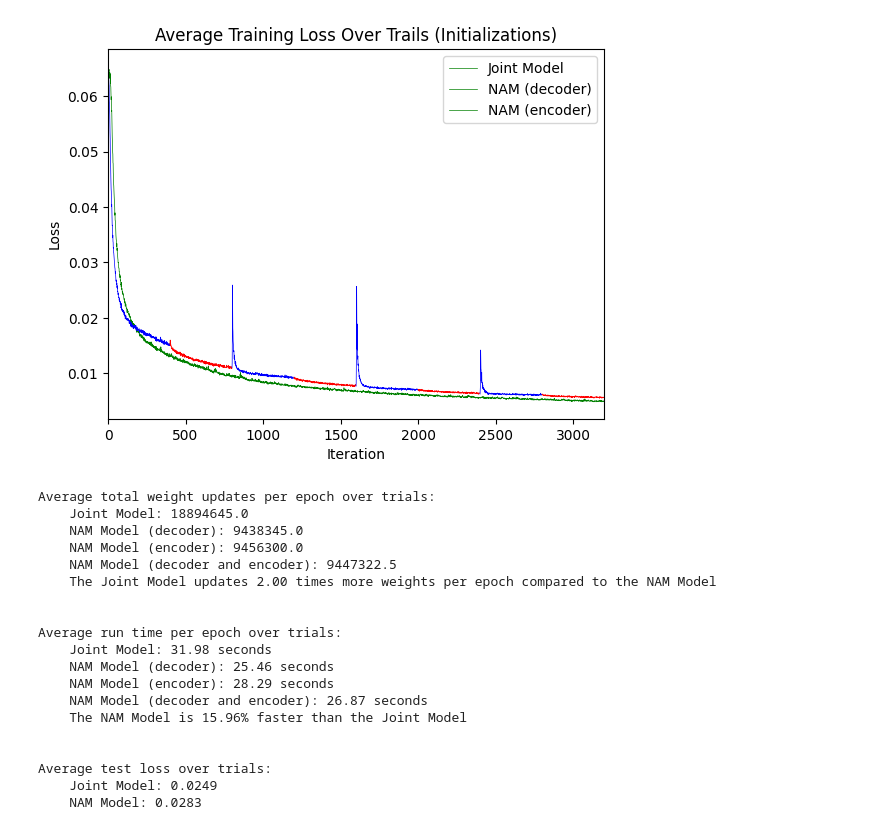
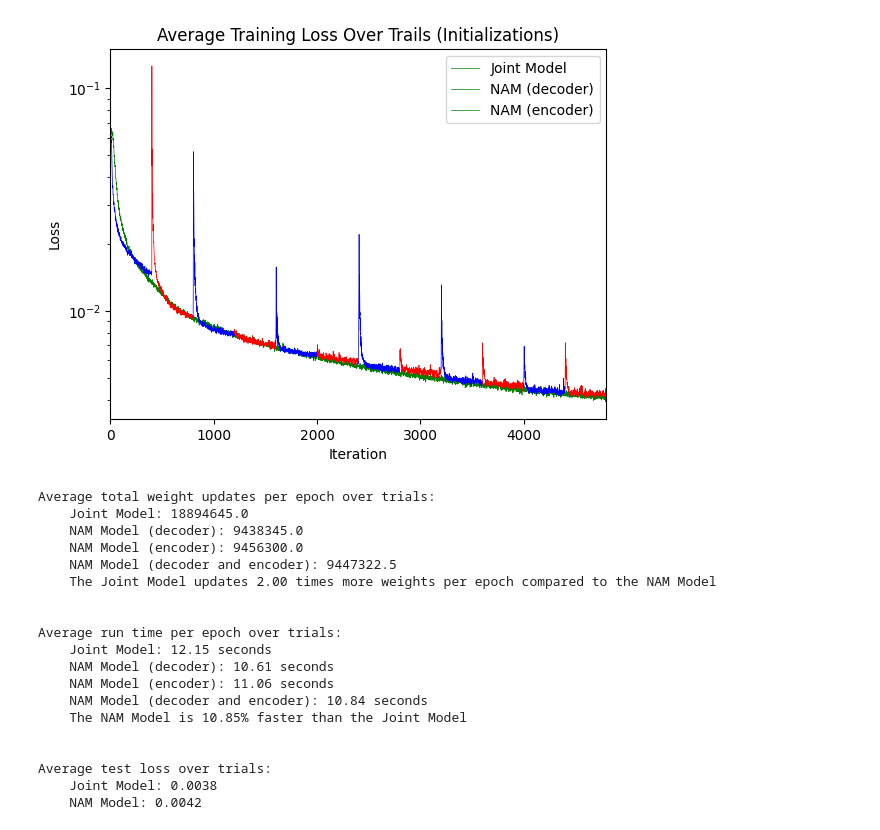
Before and after one commit to eyalgur1/AutoEncoders, a Jupyter notebook: AutoEncoder_CNN_PyTorch.ipynb, the cells around one changed output. Cells and saved outputs as stored; diff of their text form; code cells hidden in the pictures.

```diff
--- a/AutoEncoder_CNN_PyTorch.ipynb
+++ b/AutoEncoder_CNN_PyTorch.ipynb
@@ -37,15 +37,16 @@ seed_base = random.randint(0, 100)  # set seed for reproducibility
 # This means that by limiting the number ot iterations for an epochs, implies that not all batches will be considered for this epoch.
 
 
-num_epochs = 8
-num_trials = 20  # number of trials for averaging the loss (over different initializations)
+num_epochs = 12
+num_trials = 10  # number of trials for averaging the loss (over different initializations)
 joint_model = True  # Set True for Joint Model training
 NAM_model = True  # Set True for NAM Model training
 decoder_start = True  # if decoder_start=True, NAM starts with decoder updates, else encoder updates (required for if NAM_model=True); See Note 1 above
 lr_joint = 0.001  # lr for Joint Model (set 0.001 for ADAM's default)
-lr_decoder, lr_encoder = (0.01, 0.0001)  # lr for NAM Model's decoder/encoder update (set 0.001 for ADAM's default)
+lr_decoder, lr_encoder = (0.01, 0.001)  # lr for NAM Model's decoder/encoder update (set 0.001 for ADAM's default)
 num_iter_joint = 'max'  # 'max' or inetger lower than 'max' (otherwise it is set automatically to 'max'); limiting the number of iterations of the epochs of the Joint Model; See Note 2 above
 num_iter_decoder, num_iter_encoder = ('max', 'max')  # 'max' or inetger lower than 'max' (otherwise it set automatically to 'max'); limiting the number of iterations of the epochs of the NAM Model; See Note 2 above
+l1_regul_const = 0.00000001  # l1 regularization constant (here it is used for for sparse encoding)
 # %%
 # Define an AutoEncoder for 3×32×32 CIFAR10 photos
 
@@ -168,11 +189,19 @@ def joint_model_training(seed):
         for i, batch in enumerate(trainloader):  # for each batch and its index
             if i == num_iter_joint:  # limit the number of iterations of the epochs
                 break
-            inputs, _ = batch  # get the inputs (labels are not required for autoencoders)
+            inputs, _ = batch  # get the batch inputs (labels are not required for autoencoders)
 
             optimizer.zero_grad()  # clear the gradients of all autoencoder parameters
-            outputs = model(inputs)
-            loss = criterion(outputs, inputs)
+
+            # calculate loss
+            if l1_regul_const > 0: # Add L1 regularization on the encoded outputs to the loss
+                encoded_output = model.encoder(inputs)
+                decoded_output = model.decoder(encoded_output)
+                loss = criterion(decoded_output, inputs) + l1_regul_const * l1_regularization_output(encoded_output)
+            else:
+                outputs = model(inputs)
+                loss = criterion(outputs, inputs)
+
             loss.backward()  # calculate partial_L/partial_w for all parameters
             optimizer.step()  # update step for all parameters
             epoch_loss.append(loss.item())
@@ -182,7 +211,7 @@ def joint_model_training(seed):
         # Epoch data collection
         timing[epoch+1] = time.time() - epoch_start  # time of each epoch
         print(f'        Epoch [{epoch + 1}/{num_epochs}], Loss: {loss.item():.4f}, Run time: {timing[epoch+1]:.2f} seconds')
-        num_updates[epoch+1] = i * total_params # total weight updates in the epoch (in this model all weights are updates in every batch)
+        num_updates[epoch+1] = i * total_params # total weight updates in the epoch (in this model all weights are updateג in every batch)
         loss_val[epoch+1] = (epoch_iter, epoch_loss)  # loss in the epoch
 
     # Evaluate on test set
@@ -222,8 +251,16 @@ def NAM_model_training(seed):
                 optimizer_decoder.zero_grad()  # clear the gradients of all decoder parameters
             else:
                 optimizer_encoder.zero_grad()  # clear the gradients of all encoder parameters
-            outputs = model(inputs)
-            loss = criterion(outputs, inputs)
+
+            # calculate loss
+            if l1_regul_const > 0: # Add L1 regularization on the encoded outputs to the loss
+                encoded_output = model.encoder(inputs)
+                decoded_output = model.decoder(encoded_output)
+                loss = criterion(decoded_output, inputs) + l1_regul_const * l1_regularization_output(encoded_output)
+            else:
+                outputs = model(inputs)
+                loss = criterion(outputs, inputs)
+
             loss.backward()  # calculate partial_L/partial_x for all parameters
 
             if decoder_update:
@@ -398,7 +435,7 @@ if plot_NAM_model:
 # Plotting the Training Loss
 if plot_joint_model:
     for epoch in range(num_epochs):
-        plt.plot(avg_loss_joint[epoch+1][0], avg_loss_joint[epoch+1][1], color='green', linewidth=0.5)
+        plt.semilogy(avg_loss_joint[epoch+1][0], avg_loss_joint[epoch+1][1], color='green', linewidth=0.5)
 
 
 if plot_NAM_model:
@@ -429,34 +466,34 @@ if plot_joint_model:
     print(f'    NAM Model (decoder):', avg_decoder_updates)
     print(f'    NAM Model (encoder):', avg_encoder_updates)
     avg_NAM_updates = np.nanmean([avg_decoder_updates, avg_encoder_updates])
     print(f'    NAM Model (decoder and encoder):', avg_NAM_updates)
 if plot_joint_model and plot_NAM_model:
     print(f'    The Joint Model updates {avg_joint_updates/avg_NAM_updates:.2f} times more weights per epoch compared to the NAM Model')
 
 
 # Average run time per epoch for each model
 print('\n')
 print(f'Average run time per epoch over trials:')
 if plot_joint_model:
     avg_joint_time = (1/num_epochs)*sum(avg_time_joint[epoch+1] for epoch in range(num_epochs))
     print(f'    Joint Model: {avg_joint_time:.2f} seconds')
 if NAM_model:
     avg_decoder_time = inv_num_decoder_epochs*sum(avg_time_NAM[epoch+1][0] if avg_time_NAM[epoch+1][1]=='d' else 0 for epoch in range(num_epochs))
     avg_encoder_time = inv_num_encoder_epochs*sum(avg_time_NAM[epoch+1][0] if avg_time_NAM[epoch+1][1]=='e' else 0 for epoch in range(num_epochs))
     print(f'    NAM Model (decoder): {avg_decoder_time:.2f} seconds')
     print(f'    NAM Model (encoder): {avg_encoder_time:.2f} seconds')
     avg_NAM_time = np.nanmean([avg_decoder_time, avg_encoder_time])
     print(f'    NAM Model (decoder and encoder): {avg_NAM_time:.2f} seconds')
 if plot_joint_model and plot_NAM_model:
     print(f'    The NAM Model is {(1-avg_NAM_time/avg_joint_time)*100:.2f}% faster than the Joint Model')
 
 # Average test loss
 print('\n')
 print(f'Average test loss over trials:')
 print(f'    Joint Model: {avg_loss_test_joint:.4f}')
 print(f'    NAM Model: {avg_loss_test_NAM:.4f}')
 # %% [output]
-[figure, old version]
+[figure, new version]
 Average total weight updates per epoch over trials:
     Joint Model: 18894645.0
     NAM Model (decoder): 9438345.0
@@ -466,16 +503,16 @@ Average total weight updates per epoch over trials:
 
 
 Average run time per epoch over trials:
-    Joint Model: 31.98 seconds
-    NAM Model (decoder): 25.46 seconds
-    NAM Model (encoder): 28.29 seconds
-    NAM Model (decoder and encoder): 26.87 seconds
-    The NAM Model is 15.96% faster than the Joint Model
+    Joint Model: 12.15 seconds
+    NAM Model (decoder): 10.61 seconds
+    NAM Model (encoder): 11.06 seconds
+    NAM Model (decoder and encoder): 10.84 seconds
+    The NAM Model is 10.85% faster than the Joint Model
 
 
 Average test loss over trials:
-    Joint Model: 0.0249
-    NAM Model: 0.0283
+    Joint Model: 0.0038
+    NAM Model: 0.0042
 # %%
 def display_images(original_images, joint_decoded_images, nam_decoded_images, num_images = 10):
     fig, ax = plt.subplots(num_images, 3, figsize=(6, num_images*2))
```
Also changed, not shown: parts of 5 cells of this notebook.
